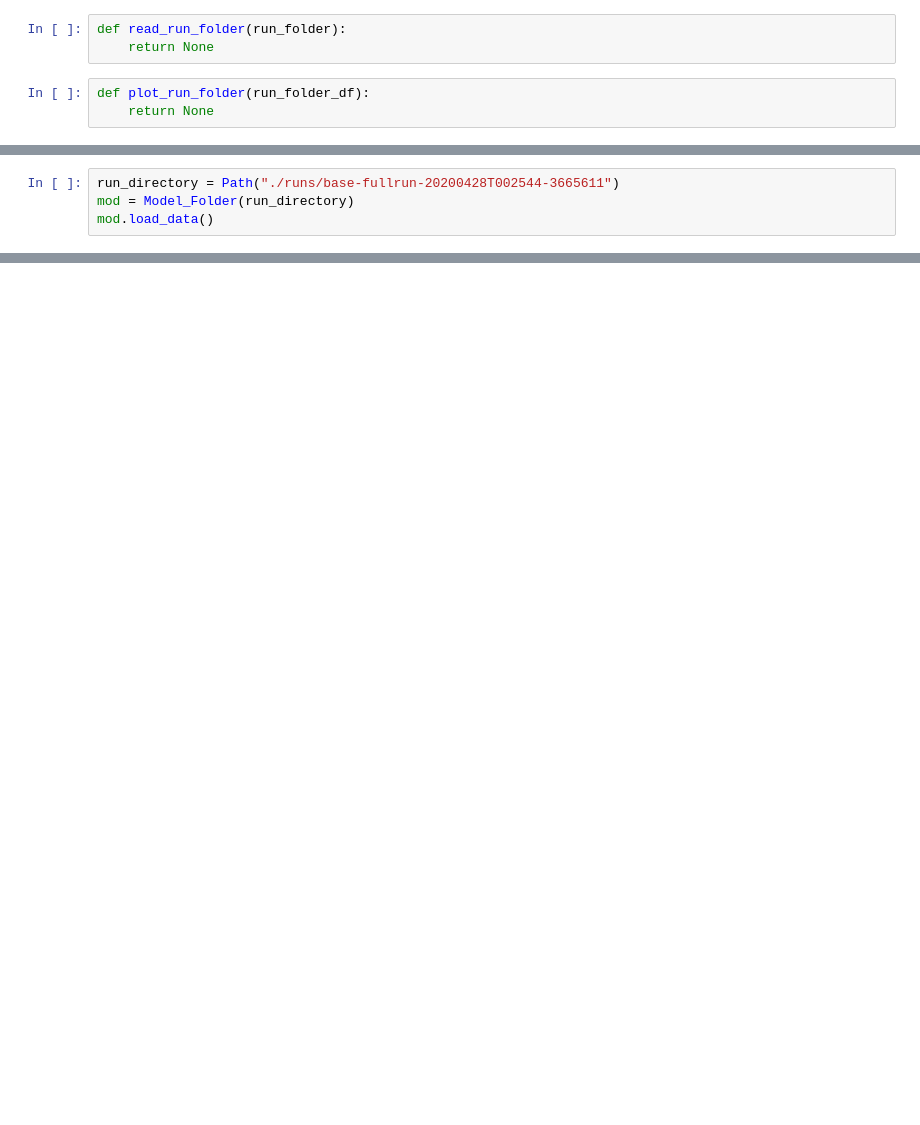
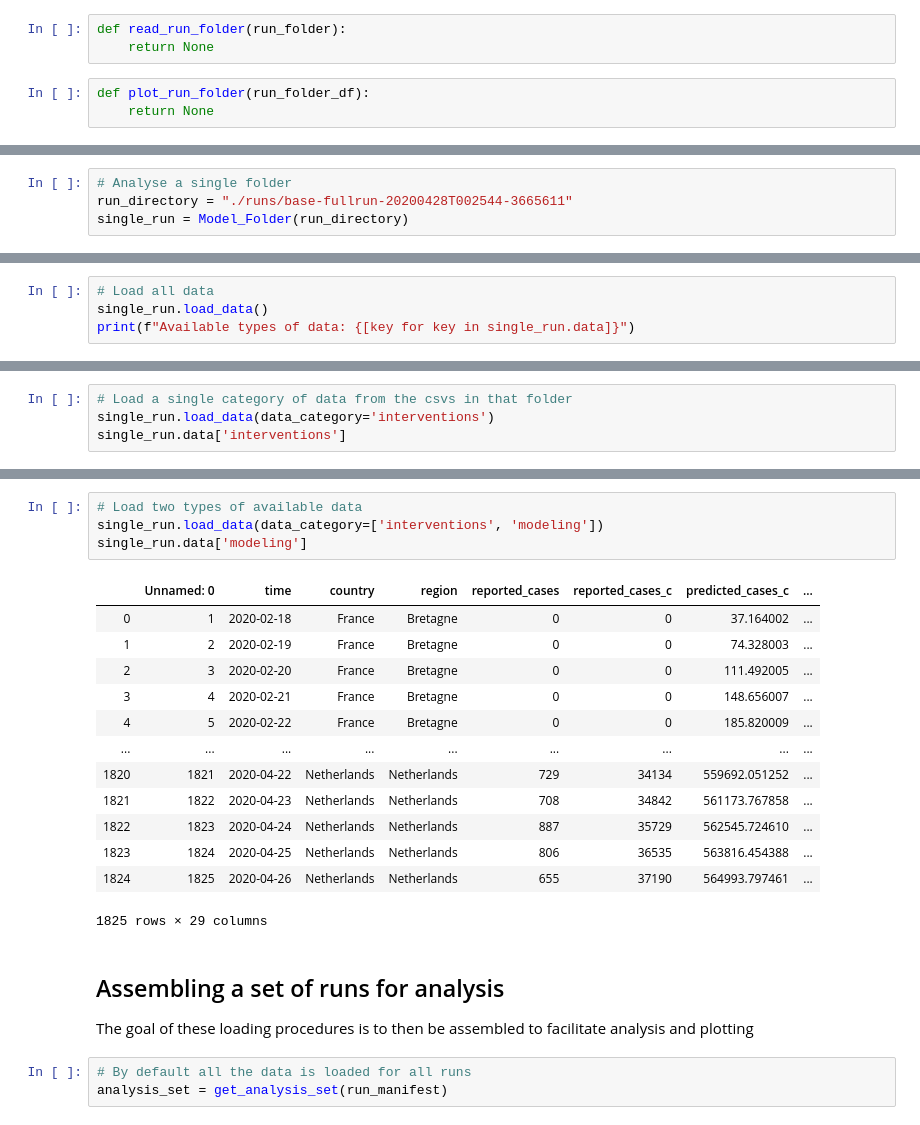
Before and after one commit to payoto/covid19model-fr-regions-results, a Jupyter notebook: data_load.ipynb, the cells around one changed output, grey strips where cells are left out. Cells and saved outputs as stored; diff of their text form; blank space fills up the shorter version.

Commit message:
Load model data and update example notebook

```diff
--- a/data_load.ipynb
+++ b/data_load.ipynb
@@ -78,4 +61,4 @@ files
 # %%
-run_directory = Path("./runs/base-fullrun-20200428T002544-3665611")
-mod = Model_Folder(run_directory)
-mod.load_data()
+# Analyse a single folder
+run_directory = "./runs/base-fullrun-20200428T002544-3665611"
+single_run = Model_Folder(run_directory)
@@ -97,0 +65,4 @@ mod.data['interventions']
+# %%
+# Load all data
+single_run.load_data()
+print(f"Available types of data: {[key for key in single_run.data]}")
@@ -97,0 +71,4 @@ mod.data['interventions']
+# %%
+# Load a single category of data from the csvs in that folder
+single_run.load_data(data_category='interventions')
+single_run.data['interventions']
@@ -97,0 +89,26 @@ mod.data['interventions']
+# %%
+# Load two types of available data
+single_run.load_data(data_category=['interventions', 'modeling'])
+single_run.data['modeling']
+# %% [output]
+|  | Unnamed: 0 | time | country | region | reported_cases | reported_cases_c | predicted_cases_c | ... |
+| 0 | 1 | 2020-02-18 | France | Bretagne | 0 | 0 | 37.164002 | ... |
+| 1 | 2 | 2020-02-19 | France | Bretagne | 0 | 0 | 74.328003 | ... |
+| 2 | 3 | 2020-02-20 | France | Bretagne | 0 | 0 | 111.492005 | ... |
+| 3 | 4 | 2020-02-21 | France | Bretagne | 0 | 0 | 148.656007 | ... |
+| 4 | 5 | 2020-02-22 | France | Bretagne | 0 | 0 | 185.820009 | ... |
+| ... | ... | ... | ... | ... | ... | ... | ... | ... |
+| 1820 | 1821 | 2020-04-22 | Netherlands | Netherlands | 729 | 34134 | 559692.051252 | ... |
+| 1821 | 1822 | 2020-04-23 | Netherlands | Netherlands | 708 | 34842 | 561173.767858 | ... |
+| 1822 | 1823 | 2020-04-24 | Netherlands | Netherlands | 887 | 35729 | 562545.724610 | ... |
+| 1823 | 1824 | 2020-04-25 | Netherlands | Netherlands | 806 | 36535 | 563816.454388 | ... |
+| 1824 | 1825 | 2020-04-26 | Netherlands | Netherlands | 655 | 37190 | 564993.797461 | ... |
+1825 rows × 29 columns
+# %% [markdown]
+## Assembling a set of runs for analysis
+
+The goal of these loading procedures is to then be assembled to facilitate analysis
+and plotting
+# %%
+# By default all the data is loaded for all runs
+analysis_set = get_analysis_set(run_manifest)
```
Also changed, not shown: parts of 13 cells of this notebook, 3 other files.
